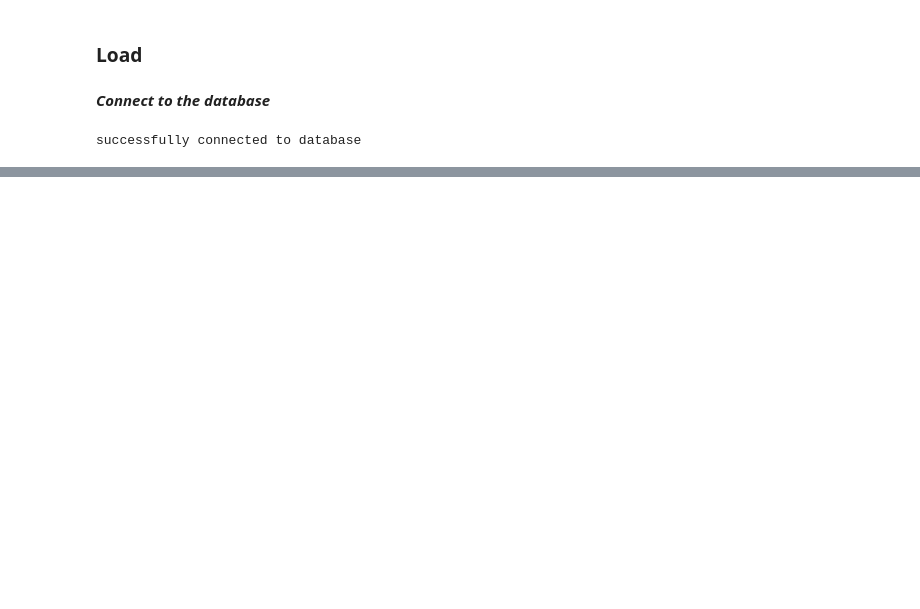
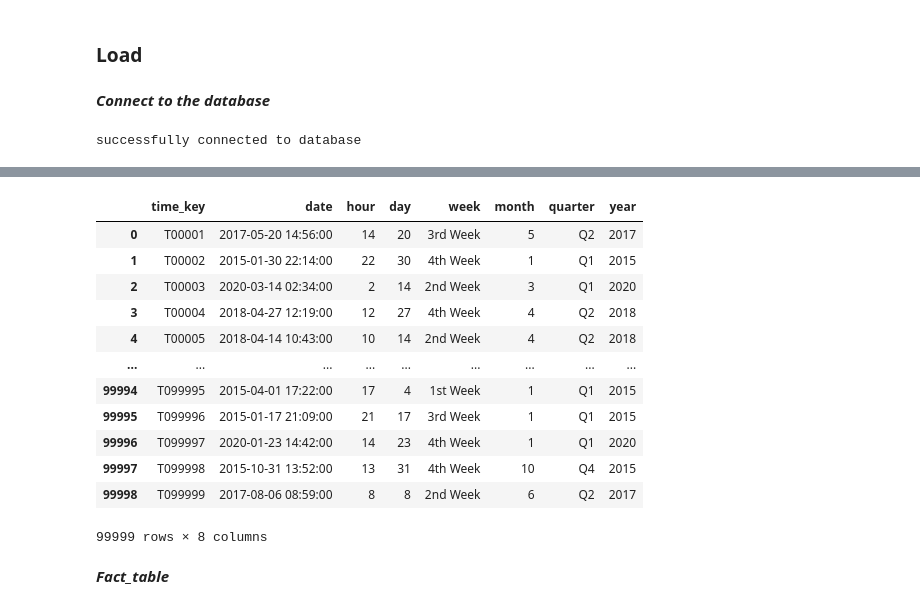
Before and after one commit to SadiaAlamChy/HDA-Tech-Learning, a Jupyter notebook: notebook/dataload/ExtractTransformLoad.ipynb, the cells around one changed output, grey strips where cells are left out. Saved outputs shown, nothing was run; the diff lists cells and outputs as text; code cells hidden in the pictures; blank space fills up the shorter version.

```diff
--- a/notebook/dataload/ExtractTransformLoad.ipynb
+++ b/notebook/dataload/ExtractTransformLoad.ipynb
@@ -72,0 +434,7 @@ SyntaxError: invalid syntax (2171688403.py, line 1)
+# %%
+cur = con.cursor()
+select_stmt = "SELECT t.time_key, t.date, t.hour, t.day, t.week, t.month, t.quarter, t.year " \
+              "FROM ecomdb_star_schema.time_dim t"
+cur.execute(select_stmt)
+records = cur.fetchall()
+records
@@ -72,0 +459,19 @@ SyntaxError: invalid syntax (2171688403.py, line 1)
+# %%
+time_df = pd.DataFrame(list(records), columns=['time_key', 'date', 'hour', 'day', 'week','month','quarter','year'])
+time_df
+# %% [output]
+|  | time_key | date | hour | day | week | month | quarter | year |
+| 0 | T00001 | 2017-05-20 14:56:00 | 14 | 20 | 3rd Week | 5 | Q2 | 2017 |
+| 1 | T00002 | 2015-01-30 22:14:00 | 22 | 30 | 4th Week | 1 | Q1 | 2015 |
+| 2 | T00003 | 2020-03-14 02:34:00 | 2 | 14 | 2nd Week | 3 | Q1 | 2020 |
+| 3 | T00004 | 2018-04-27 12:19:00 | 12 | 27 | 4th Week | 4 | Q2 | 2018 |
+| 4 | T00005 | 2018-04-14 10:43:00 | 10 | 14 | 2nd Week | 4 | Q2 | 2018 |
+| ... | ... | ... | ... | ... | ... | ... | ... | ... |
+| 99994 | T099995 | 2015-04-01 17:22:00 | 17 | 4 | 1st Week | 1 | Q1 | 2015 |
+| 99995 | T099996 | 2015-01-17 21:09:00 | 21 | 17 | 3rd Week | 1 | Q1 | 2015 |
+| 99996 | T099997 | 2020-01-23 14:42:00 | 14 | 23 | 4th Week | 1 | Q1 | 2020 |
+| 99997 | T099998 | 2015-10-31 13:52:00 | 13 | 31 | 4th Week | 10 | Q4 | 2015 |
+| 99998 | T099999 | 2017-08-06 08:59:00 | 8 | 8 | 2nd Week | 6 | Q2 | 2017 |
+99999 rows × 8 columns
+# %% [markdown]
+***Fact_table***
```
Also changed, not shown: parts of 50 cells of this notebook, 2 other files.
